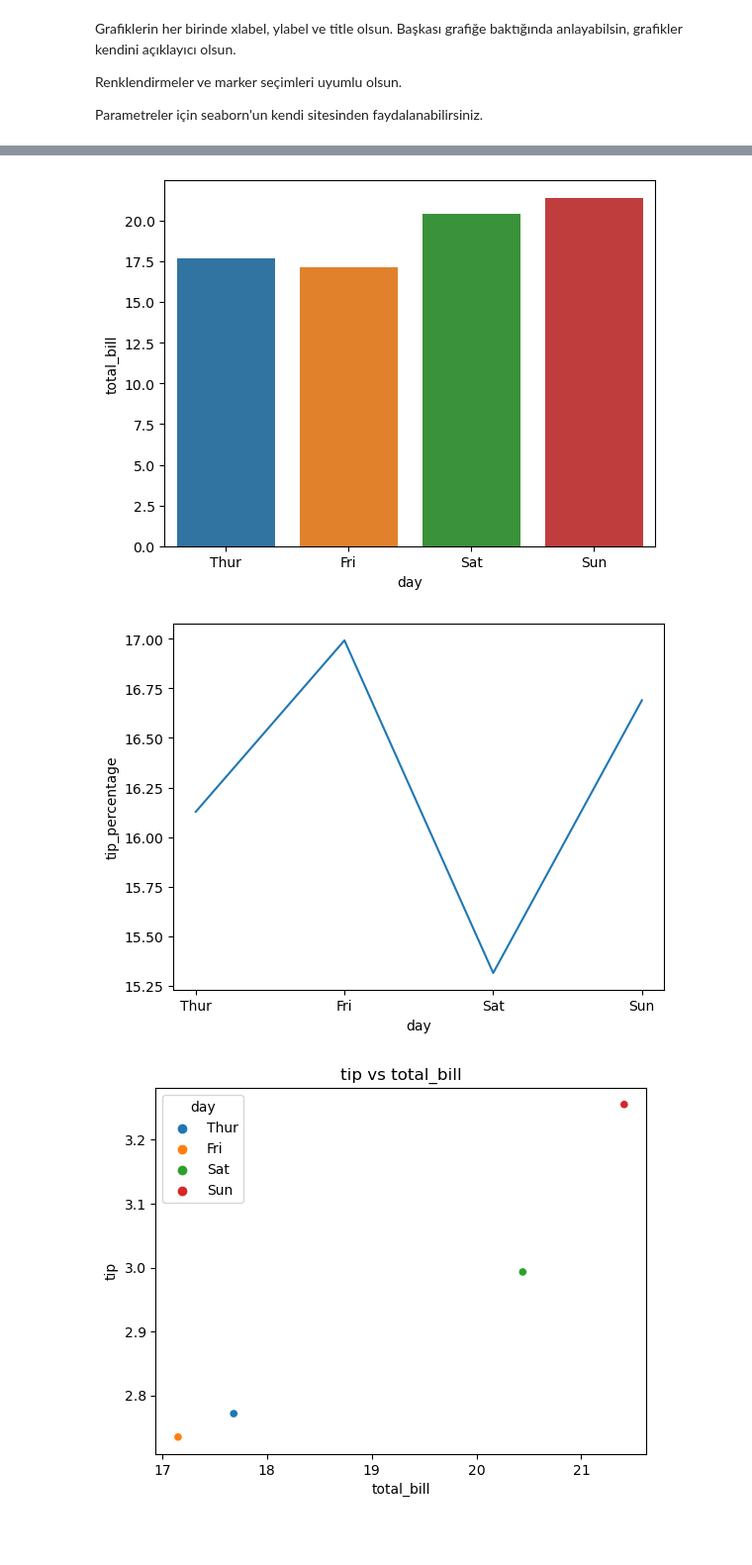
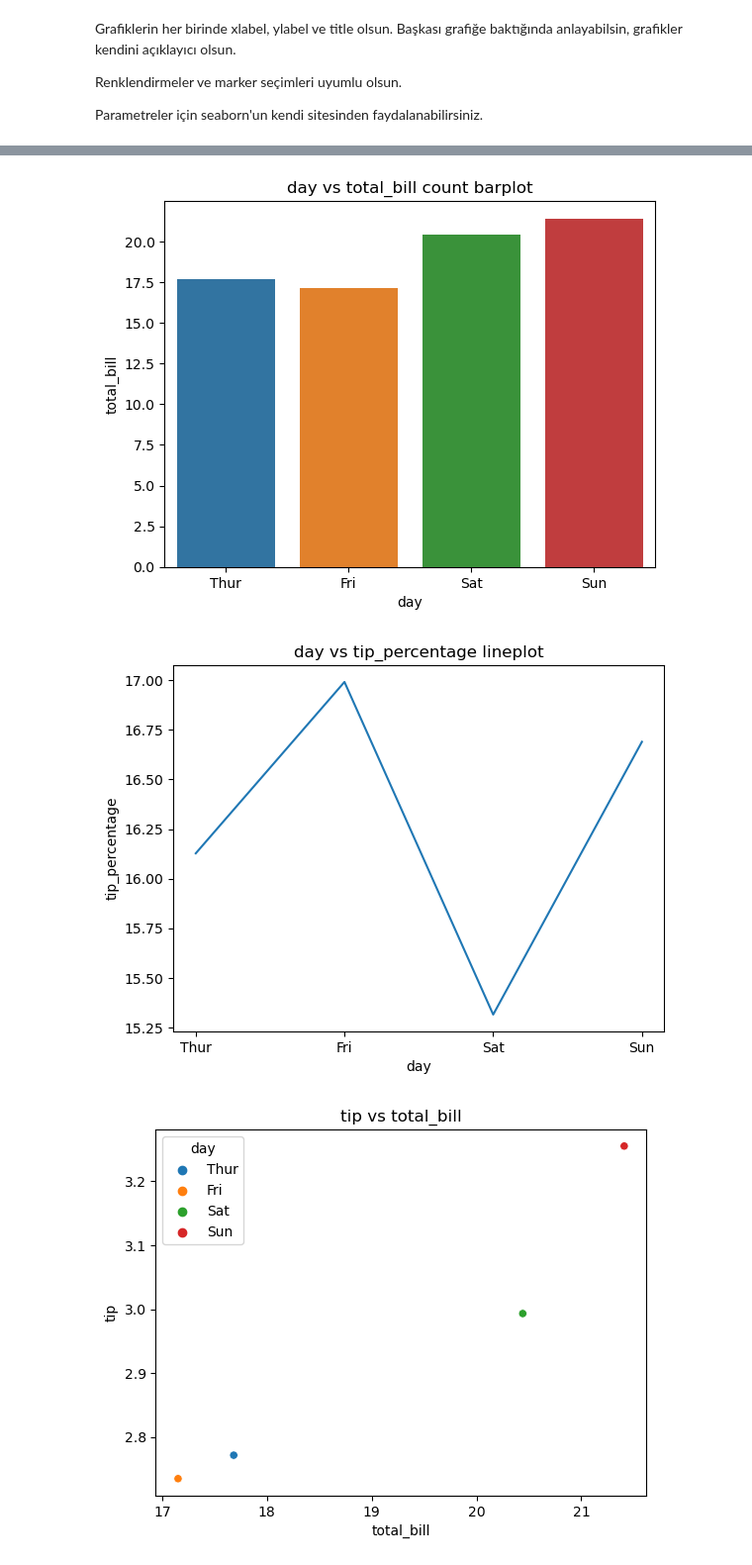
Before and after one commit to firdevskayrak/EmKa, a Jupyter notebook: Matplotlib - Seaborn Ödev.ipynb, the cells around one changed output, grey strips where cells are left out. Shown at 99% size. Saved outputs shown, nothing was run; the diff lists cells and outputs as text; code cells hidden in the pictures; blank space fills up the shorter version.

```diff
--- a/Matplotlib - Seaborn Ödev.ipynb
+++ b/Matplotlib - Seaborn Ödev.ipynb
@@ -50,22 +53,24 @@ plt.show()
 # %%
 # Soru: Veri setindeki "day" ve "total_bill" değişkenlerini kullanarak,
 # her gün için ortalama toplam fatura tutarını gösteren bir barplot oluşturun.
 
 daily_avg = tips.groupby('day')['total_bill'].mean()
 
 sns.barplot(x=daily_avg.index, y=daily_avg)
+plt.title("day vs total_bill count barplot")
 plt.show()
 # %% [output]
-[figure, old version]
+[figure, new version]
 # %%
 # Soru: "tips" veri setinde, her günün bahşiş oranını (yüzde olarak) hesaplayın
 # ve bunları gösteren bir line plot oluşturun.
 tips['tip_percentage'] = tips['tip'] / tips['total_bill'] * 100
 daily_tip_pct = tips.groupby('day')['tip_percentage'].mean()
 sns.lineplot(data=daily_tip_pct)
+plt.title("day vs tip_percentage lineplot")
 plt.show()
 # %% [output]
-[figure, old version]
+[figure, new version]
 # %%
 # Soru: "tips" veri setinde, her gün için fatura tutarının ve bahşiş miktarının ortalamasını hesaplayarak,
 # iki değişken arasındaki ilişkiyi gösteren bir scatterplot oluşturun.
```
Also changed, not shown: parts of 6 cells of this notebook.
